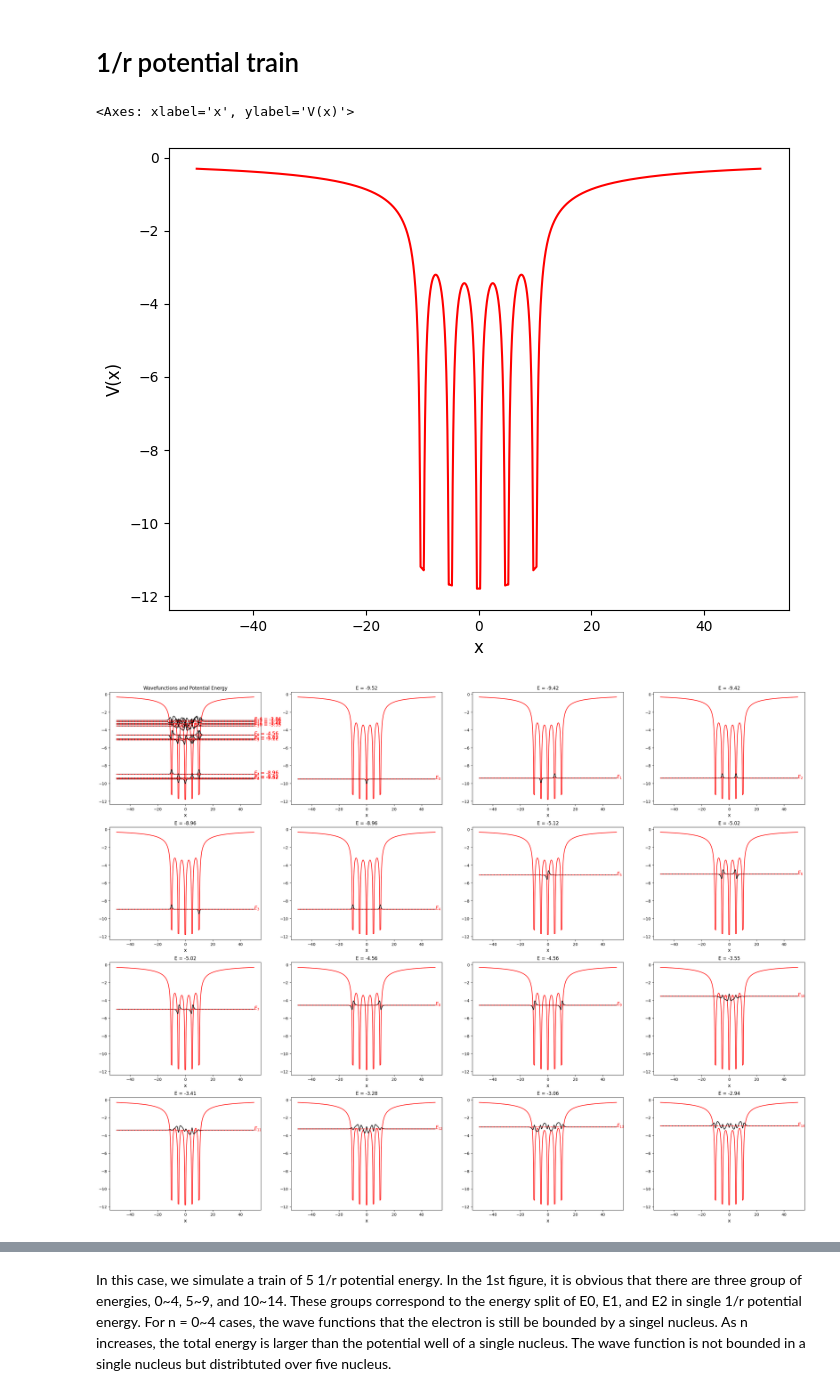
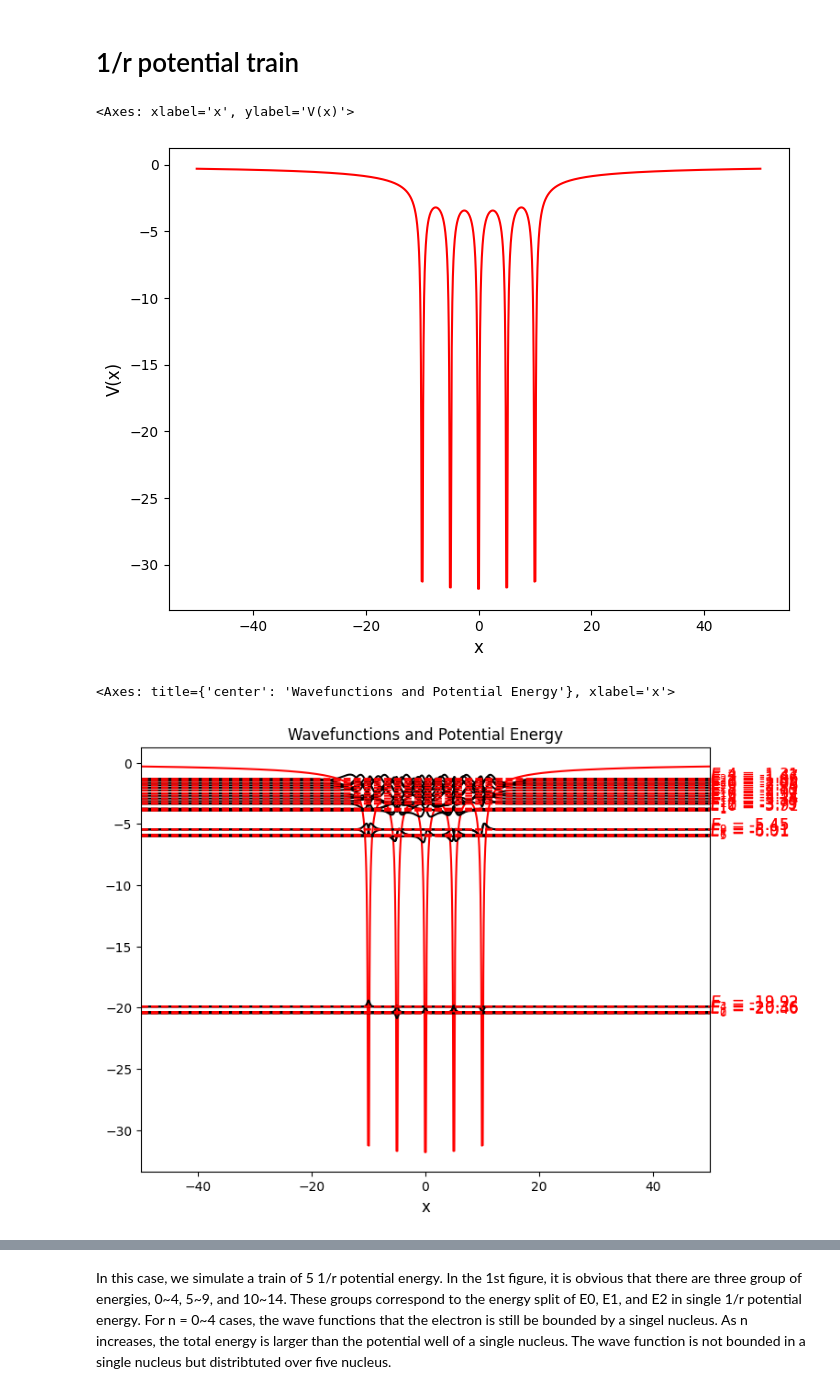
Before and after one commit to d04943016/PoissonSolver, a Jupyter notebook: notebook/Schrodinger 1D_cases/5. Inverse r Quantum Well.ipynb, the cells around one changed output, grey strips where cells are left out. Cells and saved outputs as stored; diff of their text form; code cells hidden in the pictures.

```diff
--- a/notebook/Schrodinger 1D_cases/5. Inverse r Quantum Well.ipynb
+++ b/notebook/Schrodinger 1D_cases/5. Inverse r Quantum Well.ipynb
@@ -16,7 +16,7 @@ m = 1
 h_bar = 1
 
 x = np.linspace(-30, 30, 1000) # cm
-V_fun = lambda x: potential.inverse_r_potential(x=x, x0 = 0.0, V1 = 3.0, V0 = 0.0, V_threshold = -10, n=1)
+V_fun = lambda x: potential.inverse_r_potential(x=x, x0 = 0.0, V1 = 3.0, V0 = 0.0, V_threshold = -30, n=1)
 # %%
 """ plot potential """
 solver1D.plot_potential(x, V_fun(x) )
@@ -46,23 +46,19 @@ x0_train = [-10.0, -5.0, 0.0, 5.0, 10.0]
 def V_fun(x:np.ndarray):
     V = np.zeros_like(x)
     for x0 in x0_train:
-        V += potential.inverse_r_potential(x=x, x0 = x0, V1 = 3.0, V0 = 0.0, V_threshold = -10, n=1)
+        V += potential.inverse_r_potential(x=x, x0 = x0, V1 = 3.0, V0 = 0.0, V_threshold = -30, n=1)
     return V
 # %%
 """ plot potential """
 solver1D.plot_potential(x, V_fun(x) )
 # %% [output]
 <Axes: xlabel='x', ylabel='V(x)'>
-[figure, old version]
+[figure, new version]
 # %%
 """ solve and plot """
-E, Psis = solver1D.solve_Schrodinger_eq(x, V_fun, num_eigenvalues = 15, m=m, h_bar=h_bar)
+E, Psis = solver1D.solve_Schrodinger_eq(x, V_fun, num_eigenvalues = len(x0_train)*5, m=m, h_bar=h_bar)
 Psis = solver1D.normalize_psi_max(Psis, factors=0.5)
-
-_, ax = plt.subplots(4, 4, figsize=(8*4, 6*4))
-ax = ax.flatten()
-solver1D.plot_wavefunctions_and_potential(x, E, Psis, V_fun(x), labels = [f'$E_{i}$ = {E[i]:.2f}' for i in range(E.size)], ax = ax[0])
-for ii in range(15):
-    solver1D.plot_wavefunctions_and_potential(x, [E[ii]], [Psis[ii]], V_fun(x), labels = ['$E_{'+f'{ii}'+'}$',], ax = ax[ii+1], title=f'E = {E[ii]:.2f}')
+solver1D.plot_wavefunctions_and_potential(x, E, Psis, V_fun(x), labels = [f'$E_{i}$ = {E[i]:.2f}' for i in range(E.size)])
 # %% [output]
+<Axes: title={'center': 'Wavefunctions and Potential Energy'}, xlabel='x'>
-[figure, old version]
+[figure, new version]
```
Also changed, not shown: parts of 15 cells of this notebook, 5 other files.
